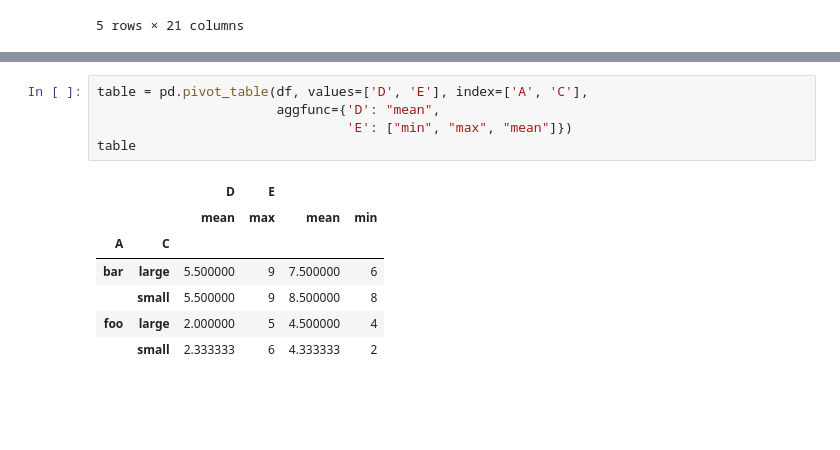
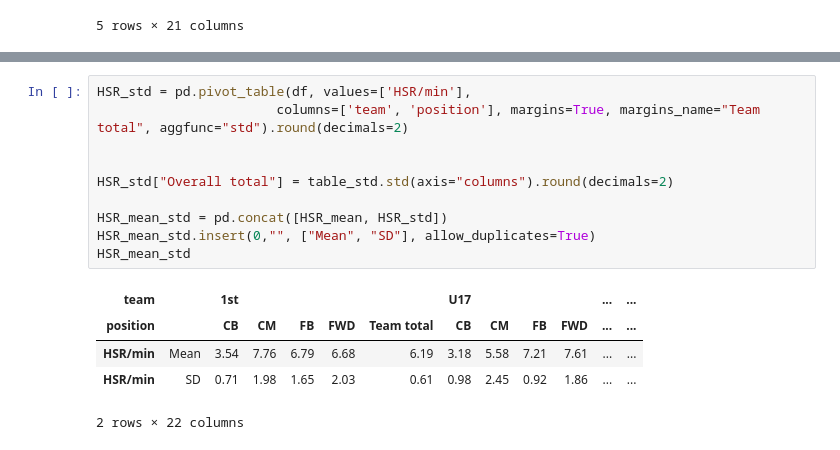
Before and after one commit to JTPiingtoh/GPSproject, a Jupyter notebook: data table for paper.ipynb, the cells around one changed output, grey strips where cells are left out. Cells and saved outputs as stored; diff of their text form; blank space fills up the shorter version.

```diff
--- a/data table for paper.ipynb
+++ b/data table for paper.ipynb
@@ -142,13 +119,16 @@ df
-# %%
-table = pd.pivot_table(df, values=['D', 'E'], index=['A', 'C'],
-                       aggfunc={'D': "mean",
-                                'E': ["min", "max", "mean"]})
-table
-# %% [output]
-|  |  | D | E |  |  |
-|  |  | mean | max | mean | min |
-| A | C |  |  |  |  |
-| bar | large | 5.500000 | 9 | 7.500000 | 6 |
-|  | small | 5.500000 | 9 | 8.500000 | 8 |
-| foo | large | 2.000000 | 5 | 4.500000 | 4 |
-|  | small | 2.333333 | 6 | 4.333333 | 2 |
+# %%
+HSR_std = pd.pivot_table(df, values=['HSR/min'],
+                       columns=['team', 'position'], margins=True, margins_name="Team total", aggfunc="std").round(decimals=2)
+
+
+HSR_std["Overall total"] = table_std.std(axis="columns").round(decimals=2)
+
+HSR_mean_std = pd.concat([HSR_mean, HSR_std])
+HSR_mean_std.insert(0,"", ["Mean", "SD"], allow_duplicates=True)
+HSR_mean_std
+# %% [output]
+| team |  | 1st |  |  |  |  | U17 |  |  |  | ... | ... |
+| position |  | CB | CM | FB | FWD | Team total | CB | CM | FB | FWD | ... | ... |
+| HSR/min | Mean | 3.54 | 7.76 | 6.79 | 6.68 | 6.19 | 3.18 | 5.58 | 7.21 | 7.61 | ... | ... |
+| HSR/min | SD | 0.71 | 1.98 | 1.65 | 2.03 | 0.61 | 0.98 | 2.45 | 0.92 | 1.86 | ... | ... |
+2 rows × 22 columns
```
Also changed, not shown: parts of 6 cells of this notebook, 1 other file.
